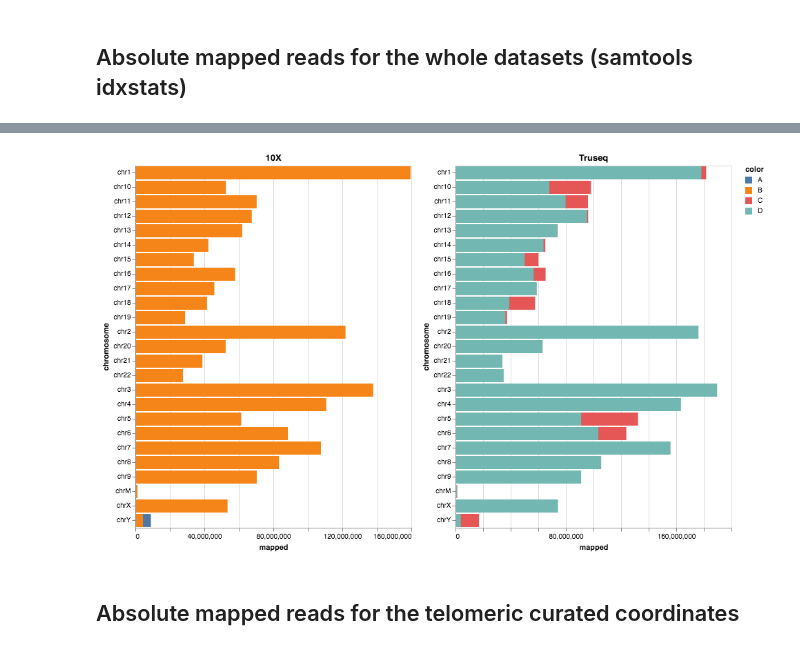
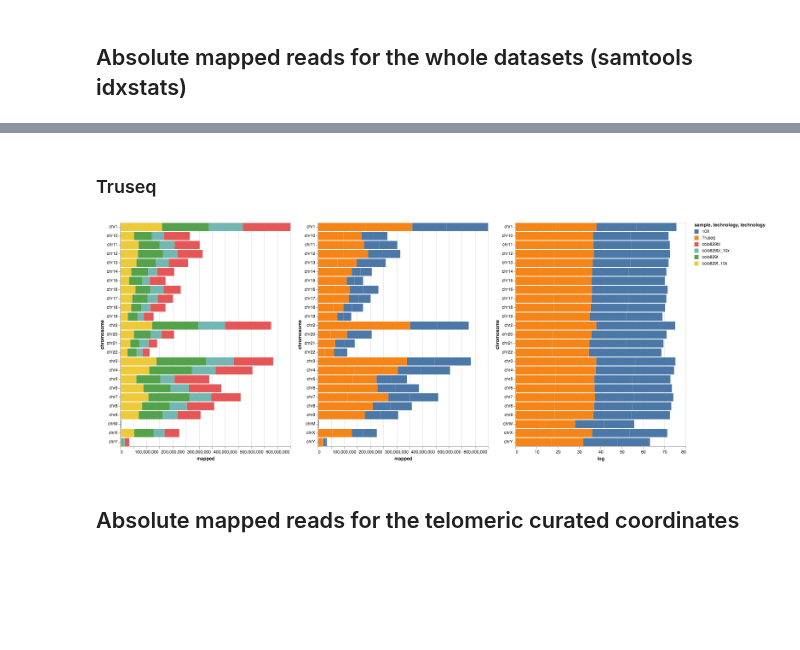
Before and after one commit to umccr/10x, a Jupyter notebook: telomeres/notebooks/counts.ipynb, the cells around one changed output, grey strips where cells are left out. Cells and saved outputs as stored; diff of their text form; code cells hidden in the pictures; blank space fills up the shorter version.

```diff
--- a/telomeres/notebooks/counts.ipynb
+++ b/telomeres/notebooks/counts.ipynb
@@ -63,41 +72,51 @@ charts[3].title = "Truseq"
 # %%
 colo829bl_10x_baseline = pd.read_csv("../data/processed/colo829_baseline/COLO829BL-10X-baseline-idxstats-hg38.hist.csv", dtype={"mmap_count": np.int})
 colo829t_10x_baseline = pd.read_csv("../data/processed/colo829_baseline/COLO829T-10X-baseline-idxstats-hg38.hist.csv", dtype={"mmap_count": np.int})
-colo829bl_baseline = pd.read_csv("../data/processed/colo829_baseline/COLO829BL-baseline-idxstats-hg38.hist.csv", dtype={"mmap_count": np.int})
-colo829t_baseline = pd.read_csv("../data/processed/colo829_baseline/COLO829T-baseline-idxstats-hg38.hist.csv", dtype={"mmap_count": np.int})
 
-datasets_baseline = [colo829bl_10x_baseline, colo829t_10x_baseline, colo829bl_baseline, colo829t_baseline]
-
-colo829bl_10x_baseline['color'] = 'A'
-colo829t_10x_baseline['color'] = 'B'
-colo829bl_baseline['color'] = 'C'
-colo829t_baseline['color'] = 'D'
+colo829bl_10x_baseline['technology'] = '10X'
+colo829bl_10x_baseline['sample'] = 'colo829bl_10x'
+colo829t_10x_baseline['technology'] = '10X'
+colo829t_10x_baseline['sample'] = 'colo829t_10x'
-# %%
-charts_baseline = []
-
-for ds in datasets_baseline:
-    charts_baseline.append(alt.Chart(ds).mark_bar().encode(
-        x = 'mapped',
-        y = 'chromosome',
-        color = 'color'
-    ))
-
-charts_baseline[0].title = "COLO829BL_10X"
-charts_baseline[1].title = "COLO829T_10X"
-charts_baseline[2].title = "COLO829BL"
-charts_baseline[3].title = "COLO829T"
-
-# Titles will not concatenate when Layering plots like I do here with 10x vs Truseq. So overriding title here to make sense for now....
-# This is, I think, because bugs in vega-lite merged in March not yet upstreamed: https://github.com/altair-viz/altair/issues/585 and https://github.com/vega/vega-lite/pull/3620
-
-charts_baseline[0].title = "10X"
-charts_baseline[1].title = "10X"
-charts_baseline[2].title = "Truseq"
-charts_baseline[3].title = "Truseq"
-
-(charts_baseline[0] + charts_baseline[1]) | (charts_baseline[2] + charts_baseline[3])
-# %% [output]
-[figure, removed]
+# %% [markdown]
+### Truseq
+# %%
+colo829bl_baseline = pd.read_csv("../data/processed/colo829_baseline/COLO829BL-baseline-idxstats-hg38.hist.csv", dtype={"mmap_count": np.int})
+colo829t_baseline = pd.read_csv("../data/processed/colo829_baseline/COLO829T-baseline-idxstats-hg38.hist.csv", dtype={"mmap_count": np.int})
+
+colo829t_baseline['technology'] = 'Truseq'
+colo829t_baseline['sample'] = 'colo829t'
+colo829bl_baseline['technology'] = 'Truseq'
+colo829bl_baseline['sample'] = 'colo829bl'
+# %%
+datasets_baseline = [colo829bl_10x_baseline, colo829t_10x_baseline, colo829bl_baseline, colo829t_baseline]
+baseline_dataset = pd.concat(datasets_baseline, ignore_index=True)
+baseline_dataset["log"] = baseline_dataset["mapped"].apply(np.log)
+
+
+sample_chart = alt.Chart(baseline_dataset).mark_bar().encode(
+        x = 'mapped:Q',
+        y = 'chromosome:N',
+        color = 'sample:N'
+)
+#.transform_calculate(
+#    'technology:N', if_(datum.technology == '10X', '10X', 'Truseq')
+#)
+
+tech_chart = alt.Chart(baseline_dataset).mark_bar().encode(
+        x = 'mapped:Q',
+        y = 'chromosome:N',
+        color = 'technology:N'
+)
+
+logplot = alt.Chart(baseline_dataset).mark_bar().encode(
+        x = 'log:Q',
+        y = 'chromosome:N',
+        color = 'technology:N'
+)
+
+sample_chart | tech_chart | logplot
+# %% [output]
+[figure, added]
 # %% [markdown]
 ## Absolute mapped reads for the telomeric curated coordinates
 # %%
```
Also changed, not shown: parts of 8 cells of this notebook.
